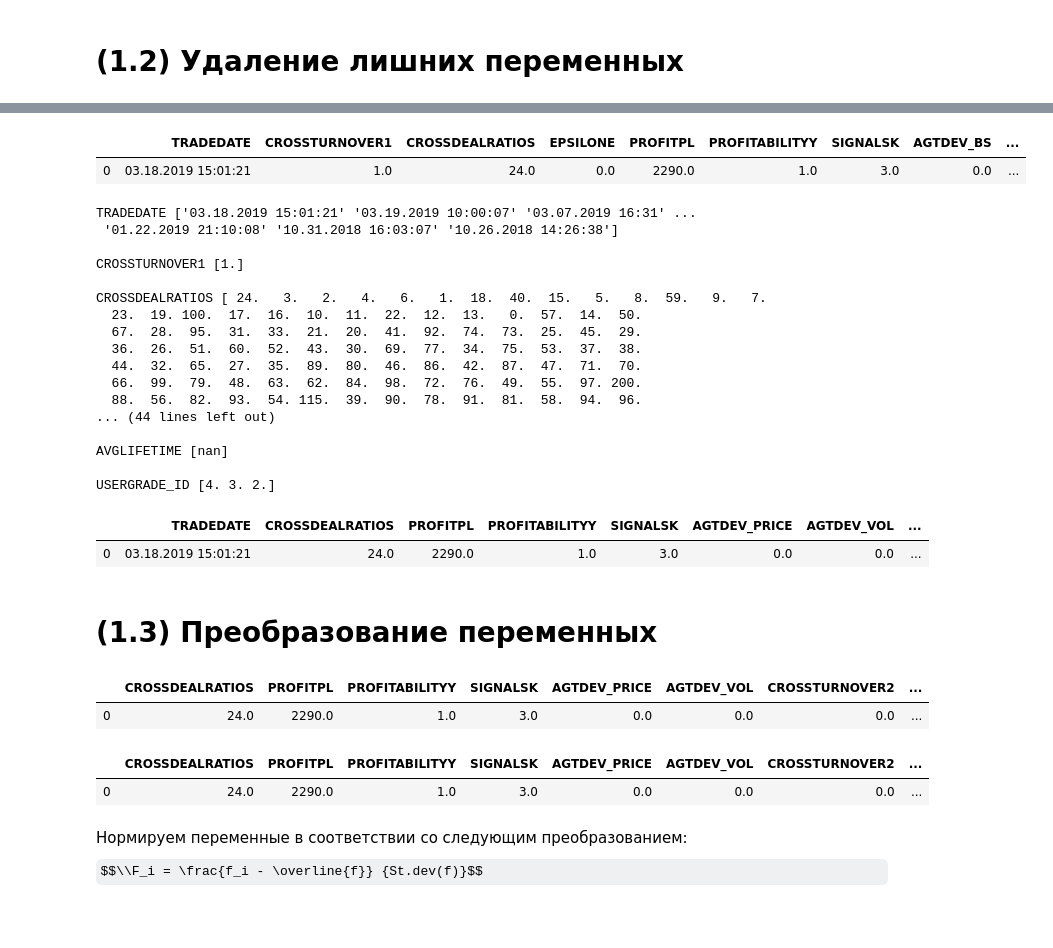
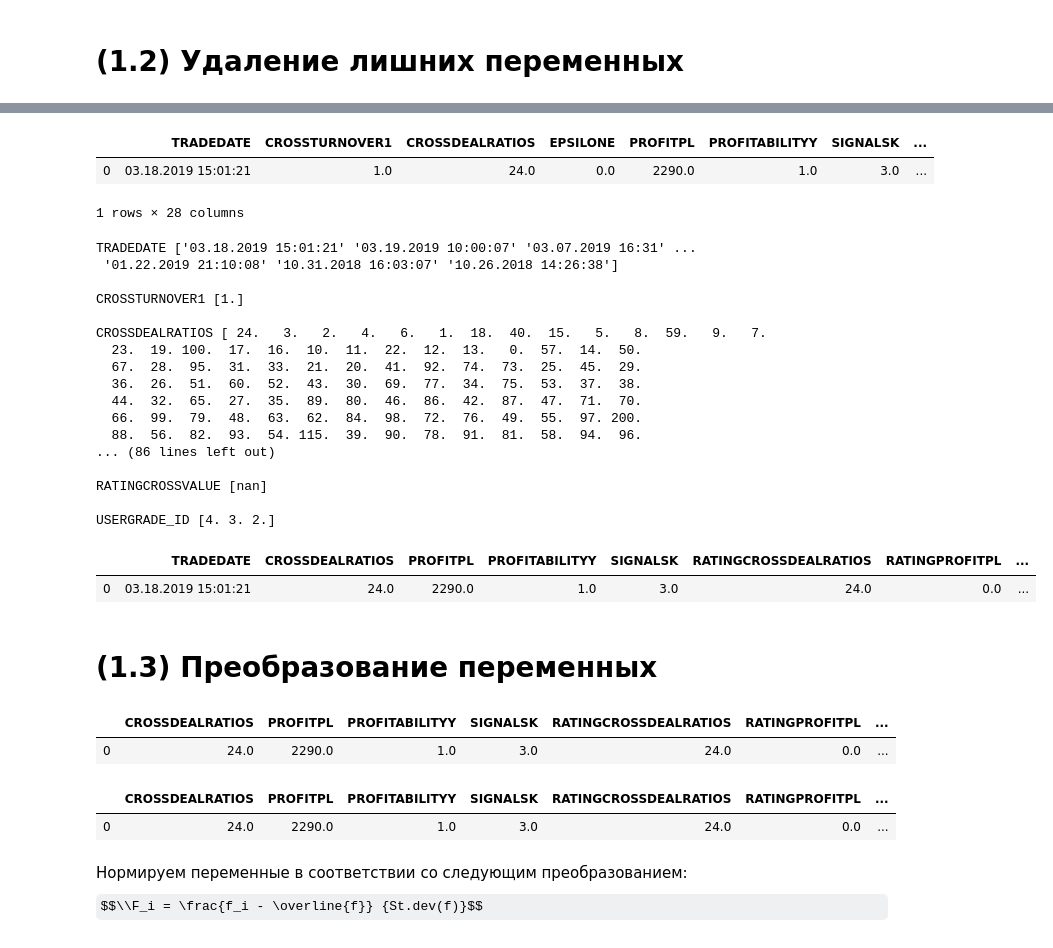
Before and after one commit to katya-luzina/noise_control, a Jupyter notebook: cross_deals.ipynb, the cells around one changed output, grey strips where cells are left out. Saved outputs shown, nothing was run; the diff lists cells and outputs as text; code cells hidden in the pictures; some formulas as TeX source.

```diff
--- a/cross_deals.ipynb
+++ b/cross_deals.ipynb
@@ -28,9 +29,3 @@ X1.head(1)
 1 rows × 33 columns
 # %% [markdown]
 # (1.2) Удаление лишних переменных
-# %%
-# удаляем рейтинги
-X1 = X1.drop(['RATINGCROSSDEALRATIOS','RATINGEPSILONE','RATINGPROFITPL','RATINGPROFITABILITYY',
-              'RATINGSIGNALSK','RATINGINTEGRAL','RATINGDEV','RATINGAVGLIFETIME','RATINGAGTDEVPRICE',
-              'RATINGAGTDEVVOL','RATINGCROSSTURNOVER1','RATINGCROSSTURNOVER2','RATINGCROSSVALUE'], axis=1)
-X1.head(1)
@@ -49,8 +42,9 @@ X1.head(1)
 X1 = X1.drop(['DETECTION_ID','EVENT_ID','SIGNAL_ID'], axis=1)
 X1.head(1)
 # %% [output]
-|  | TRADEDATE | CROSSTURNOVER1 | CROSSDEALRATIOS | EPSILONE | PROFITPL | PROFITABILITYY | SIGNALSK | AGTDEV_BS | ... |
-| 0 | 03.18.2019 15:01:21 | 1.0 | 24.0 | 0.0 | 2290.0 | 1.0 | 3.0 | 0.0 | ... |
+|  | TRADEDATE | CROSSTURNOVER1 | CROSSDEALRATIOS | EPSILONE | PROFITPL | PROFITABILITYY | SIGNALSK | ... |
+| 0 | 03.18.2019 15:01:21 | 1.0 | 24.0 | 0.0 | 2290.0 | 1.0 | 3.0 | ... |
+1 rows × 28 columns
 # %%
 # ищем переменные с нулевой вариацией
 for col in list(X1.columns):
@@ -69,18 +63,21 @@ CROSSDEALRATIOS [ 24.   3.   2.   4.   6.   1.  18.  40.  15.   5.   8.  59.   9
   44.  32.  65.  27.  35.  89.  80.  46.  86.  42.  87.  47.  71.  70.
   66.  99.  79.  48.  63.  62.  84.  98.  72.  76.  49.  55.  97. 200.
   88.  56.  82.  93.  54. 115.  39.  90.  78.  91.  81.  58.  94.  96.
-... (44 lines left out)
+... (86 lines left out)
 
-AVGLIFETIME [nan]
+RATINGCROSSVALUE [nan]
 
 USERGRADE_ID [4. 3. 2.]
 # %%
 # удаляем переменные с нулевой вариацией
-X1 = X1.drop(['CROSSTURNOVER1','EPSILONE','AGTDEV_BS','AVGLIFETIME'], axis=1)
+X1 = X1.drop(['CROSSTURNOVER1','EPSILONE','AGTDEV_BS','AVGLIFETIME',
+             'RATINGEPSILONE','RATINGAVGLIFETIME', 'RATINGAGTDEVPRICE',
+              'RATINGAGTDEVVOL','RATINGCROSSTURNOVER1','RATINGCROSSTURNOVER2',
+              'RATINGCROSSVALUE'], axis=1)
 X1.head(1)
 # %% [output]
-|  | TRADEDATE | CROSSDEALRATIOS | PROFITPL | PROFITABILITYY | SIGNALSK | AGTDEV_PRICE | AGTDEV_VOL | ... |
-| 0 | 03.18.2019 15:01:21 | 24.0 | 2290.0 | 1.0 | 3.0 | 0.0 | 0.0 | ... |
+|  | TRADEDATE | CROSSDEALRATIOS | PROFITPL | PROFITABILITYY | SIGNALSK | RATINGCROSSDEALRATIOS | RATINGPROFITPL | ... |
+| 0 | 03.18.2019 15:01:21 | 24.0 | 2290.0 | 1.0 | 3.0 | 24.0 | 0.0 | ... |
 # %% [markdown]
 # (1.3) Преобразование переменных
 # %%
@@ -92,8 +89,8 @@ X1 = X1.drop(['TRADEDATE_LAST','TRADEDATE'], axis=1)
 X1['DELTA'] = [(X1.loc[i,'DELTA'].seconds) for i in range(len(X1.DELTA))]
 X1.head(1)
 # %% [output]
-|  | CROSSDEALRATIOS | PROFITPL | PROFITABILITYY | SIGNALSK | AGTDEV_PRICE | AGTDEV_VOL | CROSSTURNOVER2 | ... |
-| 0 | 24.0 | 2290.0 | 1.0 | 3.0 | 0.0 | 0.0 | 0.0 | ... |
+|  | CROSSDEALRATIOS | PROFITPL | PROFITABILITYY | SIGNALSK | RATINGCROSSDEALRATIOS | RATINGPROFITPL | ... |
+| 0 | 24.0 | 2290.0 | 1.0 | 3.0 | 24.0 | 0.0 | ... |
 # %%
 # создаем бинарную переменную на основании USERGRADE_ID (0 - шум, 1 - не шум)
 # все, что имеет USERGRADE_ID 2 и 3, превращаем в NOISE = 0 Все, что имеет USERGRADE_ID 4, превращаем в NOISE = 1
@@ -101,8 +98,8 @@ X1['NOT_NOISE'] = np.where((X1.USERGRADE_ID == 2) | (X1.USERGRADE_ID == 3), 1, 0
 X1 = X1.drop(['USERGRADE_ID'], axis=1)
 X1.head(1)
 # %% [output]
-|  | CROSSDEALRATIOS | PROFITPL | PROFITABILITYY | SIGNALSK | AGTDEV_PRICE | AGTDEV_VOL | CROSSTURNOVER2 | ... |
-| 0 | 24.0 | 2290.0 | 1.0 | 3.0 | 0.0 | 0.0 | 0.0 | ... |
+|  | CROSSDEALRATIOS | PROFITPL | PROFITABILITYY | SIGNALSK | RATINGCROSSDEALRATIOS | RATINGPROFITPL | ... |
+| 0 | 24.0 | 2290.0 | 1.0 | 3.0 | 24.0 | 0.0 | ... |
 # %% [markdown]
 Нормируем переменные в соответствии со следующим преобразованием:
 $$\\F_i = \frac{f_i - \overline{f}} {St.dev(f)}$$
```
Also changed, not shown: parts of 36 cells of this notebook.
